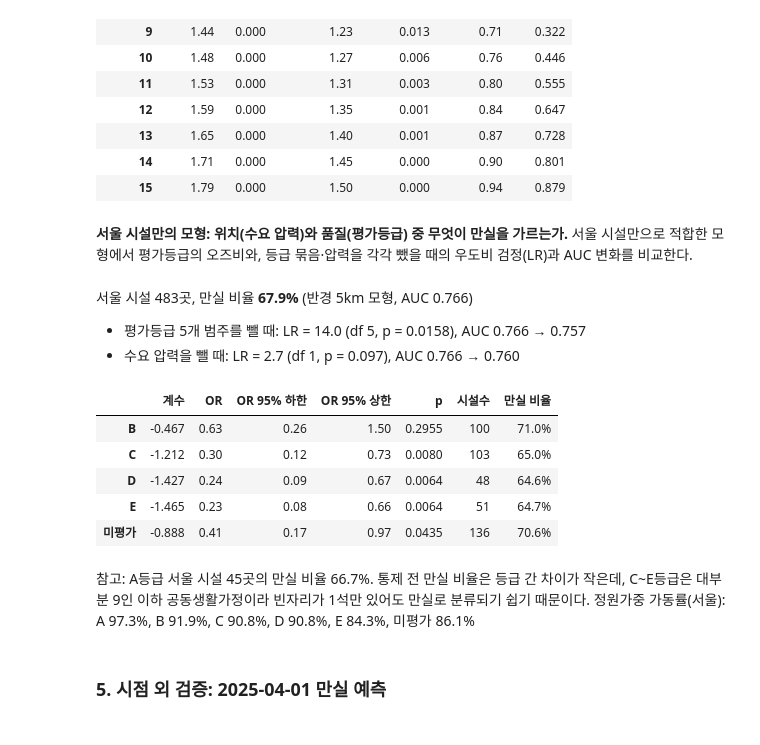
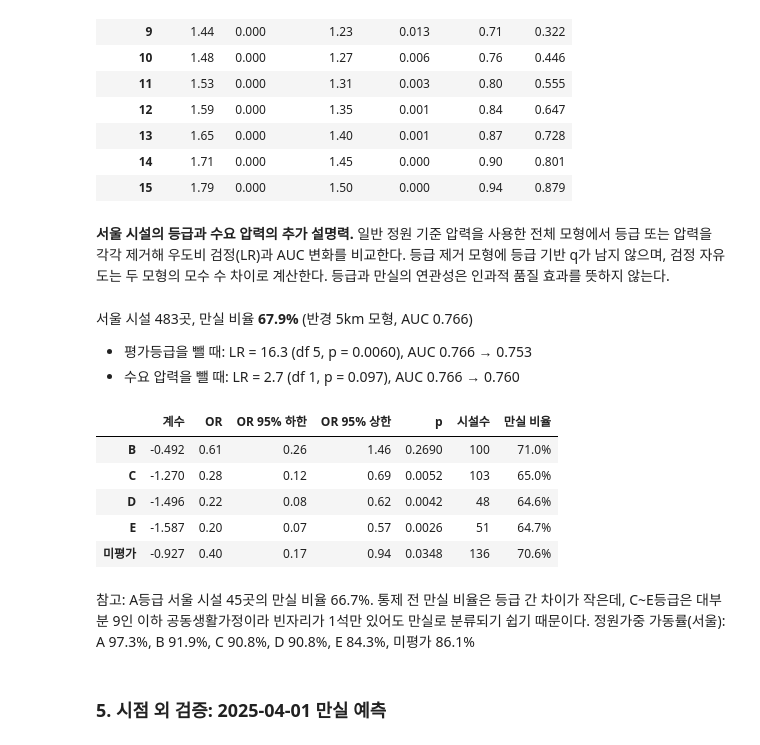
Before and after one commit to SID12g/uos-stat-data, a Jupyter notebook: 서울시 행정동별 요양시설 유효공급 격차/05_검증.ipynb, the cells around one changed output. Drawn from its saved outputs; the diff is of its cells as text; code cells hidden in the pictures.

```diff
--- a/서울시 행정동별 요양시설 유효공급 격차/05_검증.ipynb
+++ b/서울시 행정동별 요양시설 유효공급 격차/05_검증.ipynb
@@ -154,23 +163,22 @@ display(
 # %%
 fig, axes = plt.subplots(1, 2, figsize=(14, 5.5))
 for outcome, color in (("만실", "#2878B5"), ("가동95", "#D95F59")):
-    for label, ls in (("q", "-"), ("정원", "--")):
-        part = fit_table.query("반응 == @outcome and 공급 == @label")
-        name = f"{'만실(잔여 1석 이하)' if outcome == '만실' else '가동률 95% 이상'} · 공급={'정원×q' if label == 'q' else '정원'}"
-        axes[0].plot(part["반경(km)"], part["ΔAIC(압력 추가)"], ls, marker="o", color=color, label=name)
-        axes[1].plot(part["반경(km)"], part["AUC"], ls, marker="o", color=color, label=name)
+    part = fit_table.query("반응 == @outcome and 공급 == '정원'")
+    name = "만실(잔여 1석 이하)" if outcome == "만실" else "가동률 95% 이상"
+    axes[0].plot(part["반경(km)"], part["ΔAIC(압력 추가)"], marker="o", color=color, label=name)
+    axes[1].plot(part["반경(km)"], part["AUC"], marker="o", color=color, label=name)
 axes[0].axhline(0, color="#555555", linewidth=1)
 axes[0].set_ylabel("ΔAIC (압력 추가, 낮을수록 좋음)")
 axes[1].set_ylabel("AUC")
-for ax, title in ((axes[0], "수요 압력을 넣었을 때의 AIC 개선"), (axes[1], "판별력(AUC)")):
+for ax, title in ((axes[0], "수요 압력의 AIC 개선"), (axes[1], "표본 내 판별력(AUC)")):
     ax.axvline(C.D0_KM, color="#999999", linestyle=":", linewidth=1)
     ax.set_xlabel("반경 d0 (km)")
     ax.set_xticks(D0_GRID)
     ax.set_title(title, fontsize=12)
     ax.grid(alpha=0.2)
     ax.spines[["top", "right"]].set_visible(False)
-axes[1].legend(fontsize=8.5, frameon=False, loc="lower right")
-fig.suptitle("어느 반경의 수요 압력이 시설 만실을 가장 잘 설명하는가", fontsize=15)
+axes[1].legend(fontsize=9, frameon=False, loc="lower right")
+fig.suptitle("일반 정원 기준 수요 압력과 시설 만실", fontsize=15)
 plt.tight_layout()
 fig.savefig(C.OUTPUT_DIR / "반경별_적합도.png", dpi=200, bbox_inches="tight")
 plt.show()
@@ -252,45 +260,48 @@ display(within.style.format({c: ("{:.2f}" if c.startswith("OR") else "{:.3f}") f
 | 14 | 1.71 | 0.000 | 1.45 | 0.000 | 0.90 | 0.801 |
 | 15 | 1.79 | 0.000 | 1.50 | 0.000 | 0.94 | 0.879 |
 # %% [markdown]
-**서울 시설만의 모형: 위치(수요 압력)와 품질(평가등급) 중 무엇이 만실을 가르는가.** 서울 시설만으로 적합한 모형에서 평가등급의 오즈비와, 등급 묶음·압력을 각각 뺐을 때의 우도비 검정(LR)과 AUC 변화를 비교한다.
+**서울 시설의 등급과 수요 압력의 추가 설명력.** 일반 정원 기준 압력을 사용한 전체 모형에서 등급 또는 압력을 각각 제거해 우도비 검정(LR)과 AUC 변화를 비교한다. 등급 제거 모형에 등급 기반 q가 남지 않으며, 검정 자유도는 두 모형의 모수 수 차이로 계산한다. 등급과 만실의 연관성은 인과적 품질 효과를 뜻하지 않는다.
 # %%
-from scipy.stats import chi2
-
-m_full, auc_full = fit("만실", f"압력_q_{C.D0_KM}", data=seoul_sample)
-m_no_grade = smf.logit(f"만실 ~ log정원 + 공동생활가정 + np.log(압력_q_{C.D0_KM})", data=seoul_sample).fit(disp=False)
-m_no_press, auc_no_press = fit("만실", data=seoul_sample)
-auc_no_grade = roc_auc_score(seoul_sample["만실"], m_no_grade.predict(seoul_sample))
-lr_grade = 2 * (m_full.llf - m_no_grade.llf)
-lr_press = 2 * (m_full.llf - m_no_press.llf)
-p_grade = chi2.sf(lr_grade, df=5)
-p_press = chi2.sf(lr_press, df=1)
+comparison = grade_effect_models(seoul_sample, C.D0_KM)
+m_full, m_no_grade, m_no_press = (comparison[k] for k in ("full", "no_grade", "no_press"))
+auc_full, auc_no_grade, auc_no_press = (comparison[k] for k in ("auc_full", "auc_no_grade", "auc_no_press"))
+lr_grade, lr_press = comparison["lr_grade"], comparison["lr_press"]
+p_grade, p_press = comparison["p_grade"], comparison["p_press"]
+df_grade, df_press = comparison["df_grade"], comparison["df_press"]
 
 seoul_grade = coef_table(m_full).loc[lambda t: t.index.str.startswith("등급")]
 seoul_grade.index = [i.split("T.")[-1].rstrip("]") for i in seoul_grade.index]
 full_by_grade = seoul_sample.groupby("등급", observed=True)["만실"].agg(["size", "mean"]).rename(columns={"size": "시설수", "mean": "만실 비율"})
 display(Markdown(
     f"서울 시설 {len(seoul_sample)}곳, 만실 비율 **{seoul_sample['만실'].mean():.1%}** (반경 {C.D0_KM}km 모형, AUC {auc_full:.3f})\n\n"
-    f"- 평가등급 5개 범주를 뺄 때: LR = {lr_grade:.1f} (df 5, p = {p_grade:.4f}), AUC {auc_full:.3f} → {auc_no_grade:.3f}\n"
-    f"- 수요 압력을 뺄 때: LR = {lr_press:.1f} (df 1, p = {p_press:.3f}), AUC {auc_full:.3f} → {auc_no_press:.3f}"
+    f"- 평가등급을 뺄 때: LR = {lr_grade:.1f} (df {df_grade}, p = {p_grade:.4f}), AUC {auc_full:.3f} → {auc_no_grade:.3f}\n"
+    f"- 수요 압력을 뺄 때: LR = {lr_press:.1f} (df {df_press}, p = {p_press:.3f}), AUC {auc_full:.3f} → {auc_no_press:.3f}"
 ))
 display(seoul_grade.join(full_by_grade).style.format({"계수": "{:.3f}", "OR": "{:.2f}", "OR 95% 하한": "{:.2f}", "OR 95% 상한": "{:.2f}", "p": "{:.4f}", "시설수": "{:,.0f}", "만실 비율": "{:.1%}"}))
 seoul_occ = seoul_sample.groupby("등급", observed=True)[["현원", "정원"]].sum().pipe(lambda d: d["현원"] / d["정원"])
 display(Markdown(
     f"참고: A등급 서울 시설 {int(full_by_grade.loc['A', '시설수'])}곳의 만실 비율 {full_by_grade.loc['A', '만실 비율']:.1%}. "
     f"통제 전 만실 비율은 등급 간 차이가 작은데, C~E등급은 대부분 9인 이하 공동생활가정이라 빈자리가 1석만 있어도 만실로 분류되기 쉽기 때문이다. "
     f"정원가중 가동률(서울): " + ", ".join(f"{g} {v:.1%}" for g, v in seoul_occ.items())
 ))
+pd.DataFrame([{"제거 변수": name, "LR": comparison[f"lr_{key}"],
+               "자유도": comparison[f"df_{key}"], "p": comparison[f"p_{key}"],
+               "전체 AUC": auc_full, "제거 후 AUC": comparison[auc_key],
+               "시설수": len(seoul_sample), "압력 기준": "물리적 정원"}
+              for name, key, auc_key in [("등급", "grade", "auc_no_grade"), ("압력", "press", "auc_no_press")]]
+             ).to_csv(C.OUTPUT_DIR / "서울_등급압력_검정.csv", index=False)
+seoul_grade.to_csv(C.OUTPUT_DIR / "서울_등급_회귀.csv")
 # %% [output]
 서울 시설 483곳, 만실 비율 **67.9%** (반경 5km 모형, AUC 0.766)
 
-- 평가등급 5개 범주를 뺄 때: LR = 14.0 (df 5, p = 0.0158), AUC 0.766 → 0.757
+- 평가등급을 뺄 때: LR = 16.3 (df 5, p = 0.0060), AUC 0.766 → 0.753
 - 수요 압력을 뺄 때: LR = 2.7 (df 1, p = 0.097), AUC 0.766 → 0.760
 |  | 계수 | OR | OR 95% 하한 | OR 95% 상한 | p | 시설수 | 만실 비율 |
-| B | -0.467 | 0.63 | 0.26 | 1.50 | 0.2955 | 100 | 71.0% |
-| C | -1.212 | 0.30 | 0.12 | 0.73 | 0.0080 | 103 | 65.0% |
-| D | -1.427 | 0.24 | 0.09 | 0.67 | 0.0064 | 48 | 64.6% |
-| E | -1.465 | 0.23 | 0.08 | 0.66 | 0.0064 | 51 | 64.7% |
-| 미평가 | -0.888 | 0.41 | 0.17 | 0.97 | 0.0435 | 136 | 70.6% |
+| B | -0.492 | 0.61 | 0.26 | 1.46 | 0.2690 | 100 | 71.0% |
+| C | -1.270 | 0.28 | 0.12 | 0.69 | 0.0052 | 103 | 65.0% |
+| D | -1.496 | 0.22 | 0.08 | 0.62 | 0.0042 | 48 | 64.6% |
+| E | -1.587 | 0.20 | 0.07 | 0.57 | 0.0026 | 51 | 64.7% |
+| 미평가 | -0.927 | 0.40 | 0.17 | 0.94 | 0.0348 | 136 | 70.6% |
 참고: A등급 서울 시설 45곳의 만실 비율 66.7%. 통제 전 만실 비율은 등급 간 차이가 작은데, C~E등급은 대부분 9인 이하 공동생활가정이라 빈자리가 1석만 있어도 만실로 분류되기 쉽기 때문이다. 정원가중 가동률(서울): A 97.3%, B 91.9%, C 90.8%, D 90.8%, E 84.3%, 미평가 86.1%
 # %% [markdown]
 ### 5. 시점 외 검증: 2025-04-01 만실 예측
```
Also changed, not shown: parts of 11 cells of this notebook, 18 other files.
